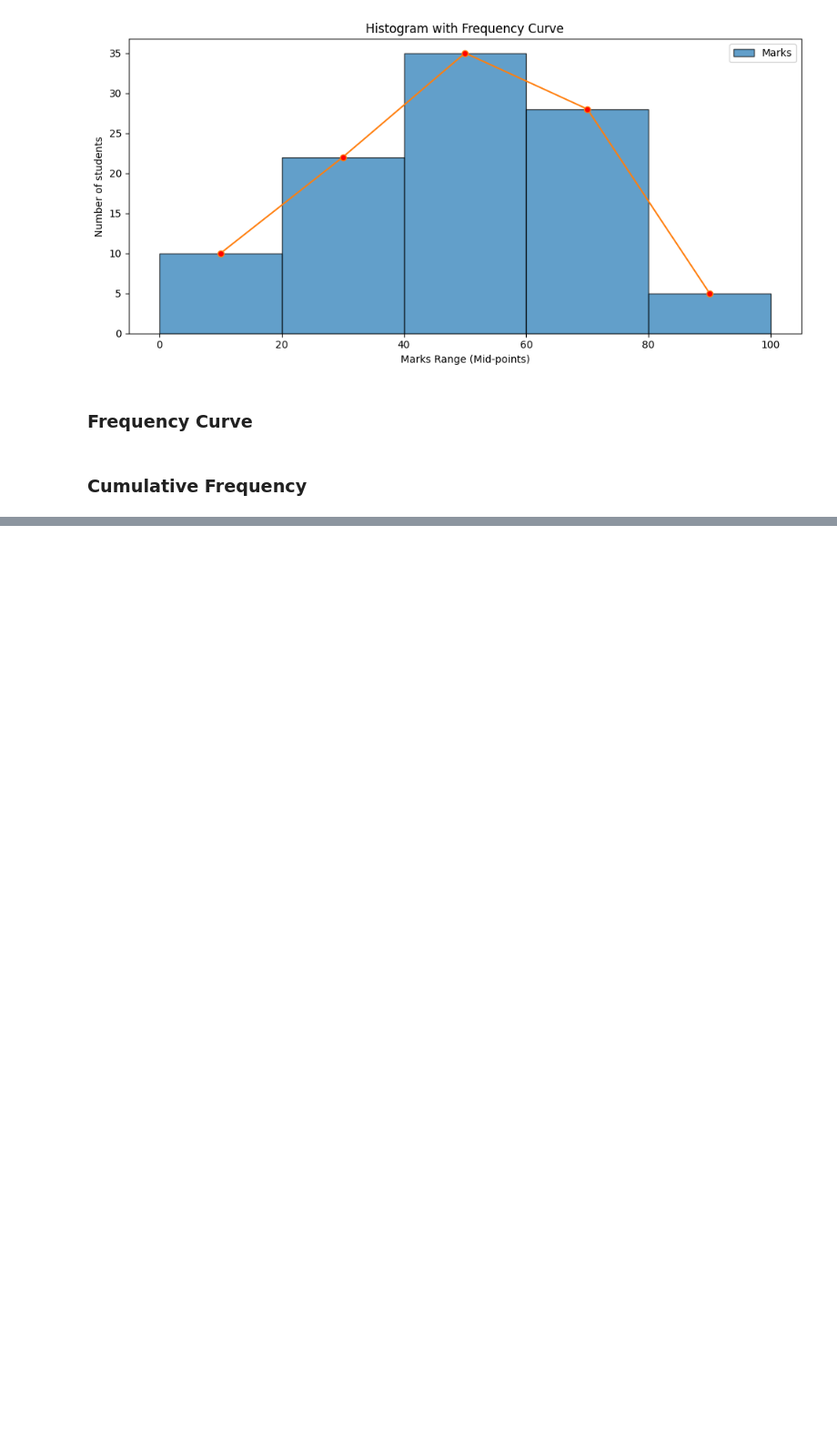
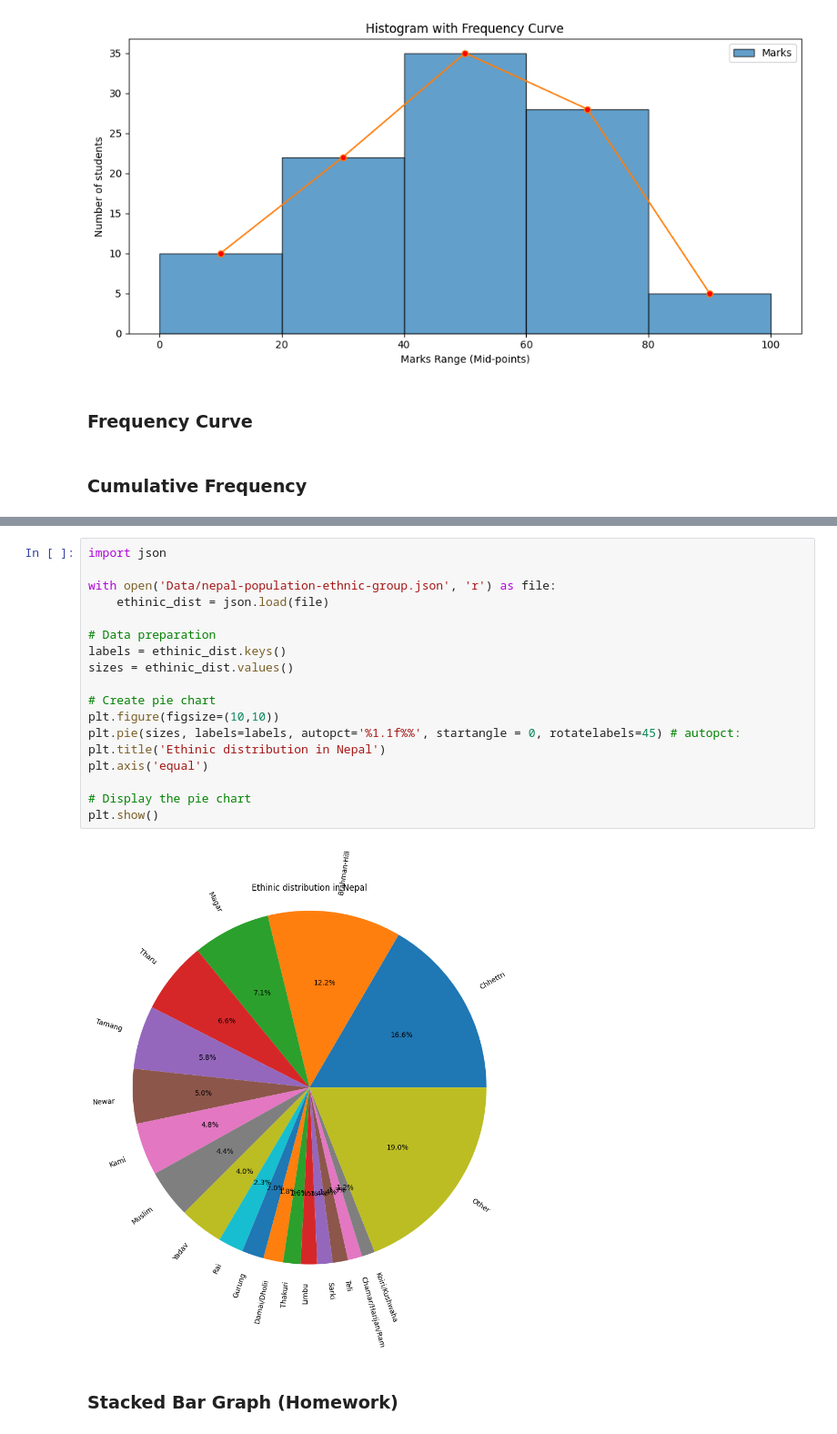
Before and after one commit to UjjwalKarkeyy/Python_Programming, a Jupyter notebook: Week-4_python.ipynb, the cells around one changed output, grey strips where cells are left out. Shown: that part at 91% size. Cells and saved outputs as stored; diff of their text form; blank space fills up the shorter version.

```diff
--- a/Week-4_python.ipynb
+++ b/Week-4_python.ipynb
@@ -679,0 +679,22 @@ display(student_data)
+# %%
+import json
+
+with open('Data/nepal-population-ethnic-group.json', 'r') as file:
+    ethinic_dist = json.load(file)
+
+# Data preparation
+labels = ethinic_dist.keys()
+sizes = ethinic_dist.values()
+
+# Create pie chart
+plt.figure(figsize=(10,10))
+plt.pie(sizes, labels=labels, autopct='%1.1f%%', startangle = 0, rotatelabels=45) # autopct:
+plt.title('Ethinic distribution in Nepal')
+plt.axis('equal')
+
+# Display the pie chart
+plt.show()
+# %% [output]
+[figure, added]
+# %% [markdown]
+### Stacked Bar Graph (Homework)
```
Also changed, not shown: parts of 14 cells of this notebook, 2 other files.
